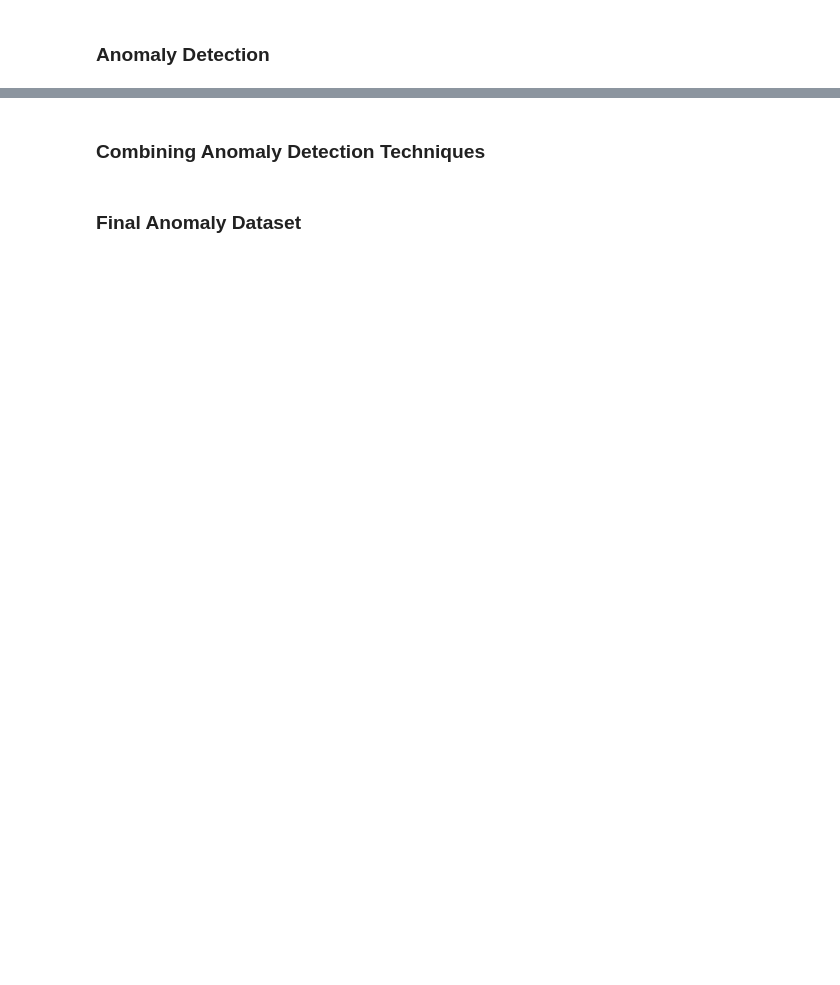
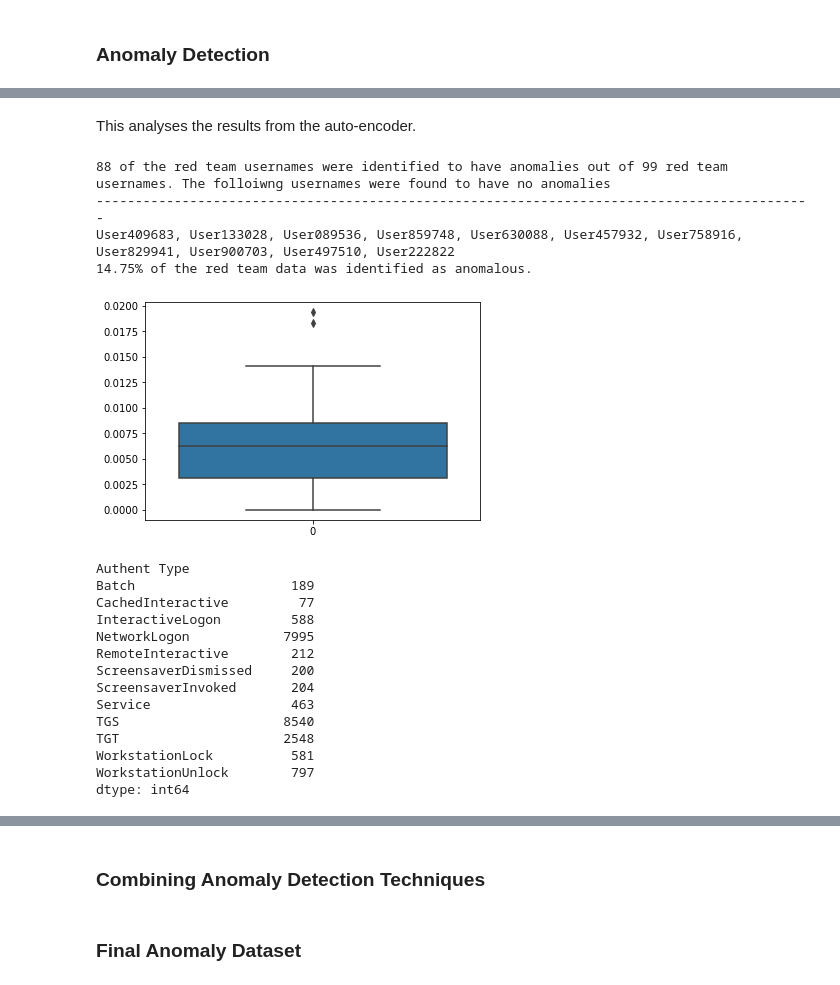
Before and after one commit to gabejg/Advanced-Cyber-Analytics-for-Attack-Detection, a Jupyter notebook: Anomaly Detection/Final Anomaly Detection.ipynb, the cells around one changed output, grey strips where cells are left out. Cells and saved outputs as stored; diff of their text form; code cells hidden in the pictures; blank space fills up the shorter version.

Commit message:
Final Anomaly Detection Methods Implemented

```diff
--- a/Anomaly Detection/Final Anomaly Detection.ipynb
+++ b/Anomaly Detection/Final Anomaly Detection.ipynb
@@ -119,0 +497,58 @@ auth_start_days.append(len(authentication_data))
+# %% [markdown]
+This analyses the results from the auto-encoder.
+# %%
+def simple_ae_eval(anomaly_bools,anomalies,val_losses,usernames,type_un):
+
+    non_anom = []
+    for i in range(len(anomaly_bools)):
+        if anomaly_bools[i][0] == 0:
+            non_anom.append(anomaly_bools[i][1])
+
+    anom = []
+    for i in range(len(anomaly_bools)):
+        if anomaly_bools[i][0] != 0:
+            anom.append(anomaly_bools[i][1])
+
+    print('{} of the {} usernames were identified to have anomalies out of {} {} usernames. The folloiwng usernames were found to have no anomalies'.
+          format(len(np.where(np.array([i[0] for i in anomaly_bools]) > 0)[0]),type_un,len(anomaly_bools),type_un))
+    print('--------------------------------------------------------------------------------------------')
+    print(', '.join(map(str,non_anom)))
+
+    perc = 100*len(anomalies)/len(authentication_data[authentication_data['UserName'].isin(usernames)])
+    print('{:.2f}% of the {} data was identified as anomalous.'.format(perc,type_un))
+
+    final_losses = []
+    for i in range(len(val_losses)):
+        final_losses.append(val_losses[i][0][len(val_losses[i][0])-1])
+
+    plt.figure()
+    sns.boxplot(data = final_losses)
+    plt.show()
+
+    print(anomalies.groupby('Authent Type').size())
+
+    anomalies.head()
+
+    return
+# %%
+simple_ae_eval(anomaly_bool_5,anomalies_ae_5,val_loss_5,rt_usernames,'red team')
+# %% [output]
+88 of the red team usernames were identified to have anomalies out of 99 red team usernames. The folloiwng usernames were found to have no anomalies
+--------------------------------------------------------------------------------------------
+User409683, User133028, User089536, User859748, User630088, User457932, User758916, User829941, User900703, User497510, User222822
+14.75% of the red team data was identified as anomalous.
+[figure, added]
+Authent Type
+Batch                    189
+CachedInteractive         77
+InteractiveLogon         588
+NetworkLogon            7995
+RemoteInteractive        212
+ScreensaverDismissed     200
+ScreensaverInvoked       204
+Service                  463
+TGS                     8540
+TGT                     2548
+WorkstationLock          581
+WorkstationUnlock        797
+dtype: int64
```
Also changed, not shown: parts of 60 cells of this notebook, 4 other files.
